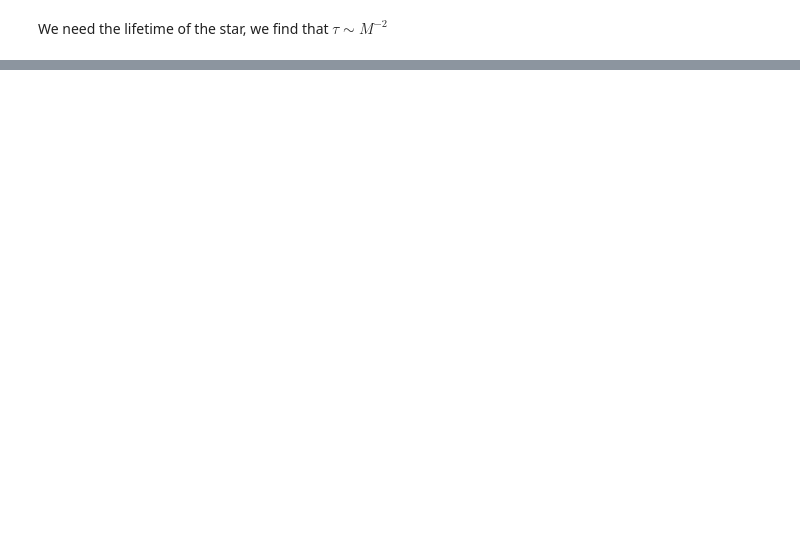
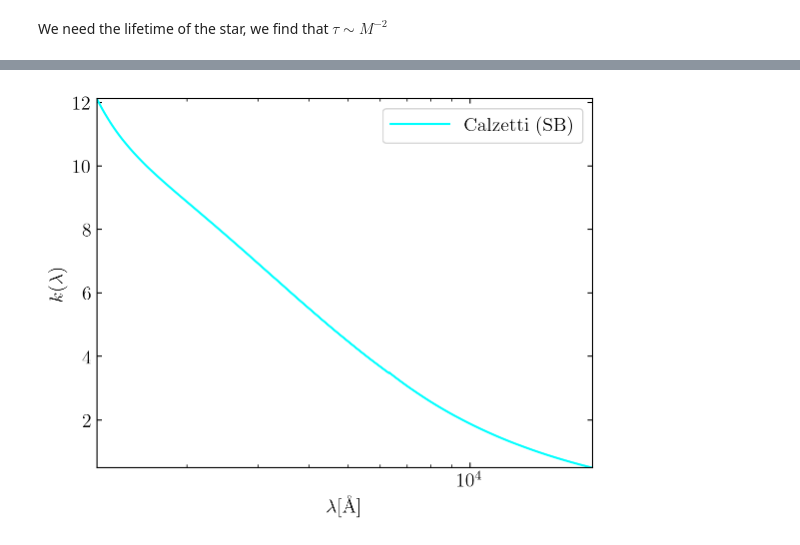
Before and after one commit to smucedola/cosmic-lab, a Jupyter notebook: gal_sp_evol.ipynb, the cells around one changed output, grey strips where cells are left out. Saved outputs shown, nothing was run; the diff lists cells and outputs as text; code cells hidden in the pictures; blank space fills up the shorter version.

```diff
--- a/gal_sp_evol.ipynb
+++ b/gal_sp_evol.ipynb
@@ -105,0 +146,26 @@ G3 is 10 $\text{Gyr}$ old. <br>
+# %%
+#opacity
+lambd1 = np.linspace(1.2e3, 2*1e4, 1000)
+
+def k(lambd):
+    lambd = lambd/1e4
+    k_ = []
+
+    for l in lambd:
+        if (l >= 0.12 and l <= 0.63):
+            k_.append(2.659*(-2.156 + 1.509/l - 0.198/l**2 + 0.011/l**3) + 4.05)
+        elif (l > 0.63 and l <= 2.20):
+            k_.append(2.659*(-1.857 + 1.040/l) + 4.05)
+        else:
+            k_.append(0)
+
+    return np.array(k_)
+
+plt.plot(lambd1, k(lambd1), label = "Calzetti (SB)", color = 'cyan')
+plt.xscale('log')
+plt.xlabel(r'$\rm\lambda[\AA]$')
+plt.ylabel(r'$k(\lambda)$')
+
+plt.legend();
+# %% [output]
+[figure, added]
```
Also changed, not shown: parts of 16 cells of this notebook, 8 other files.
